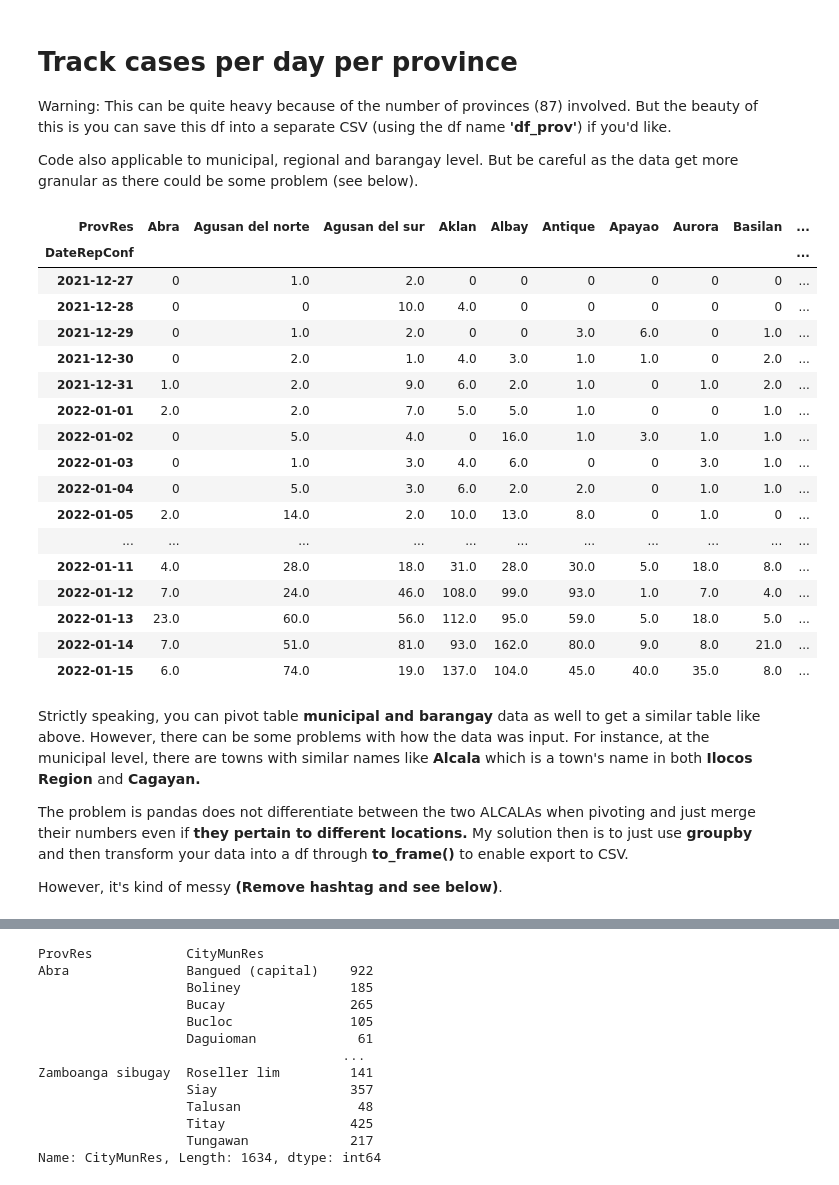
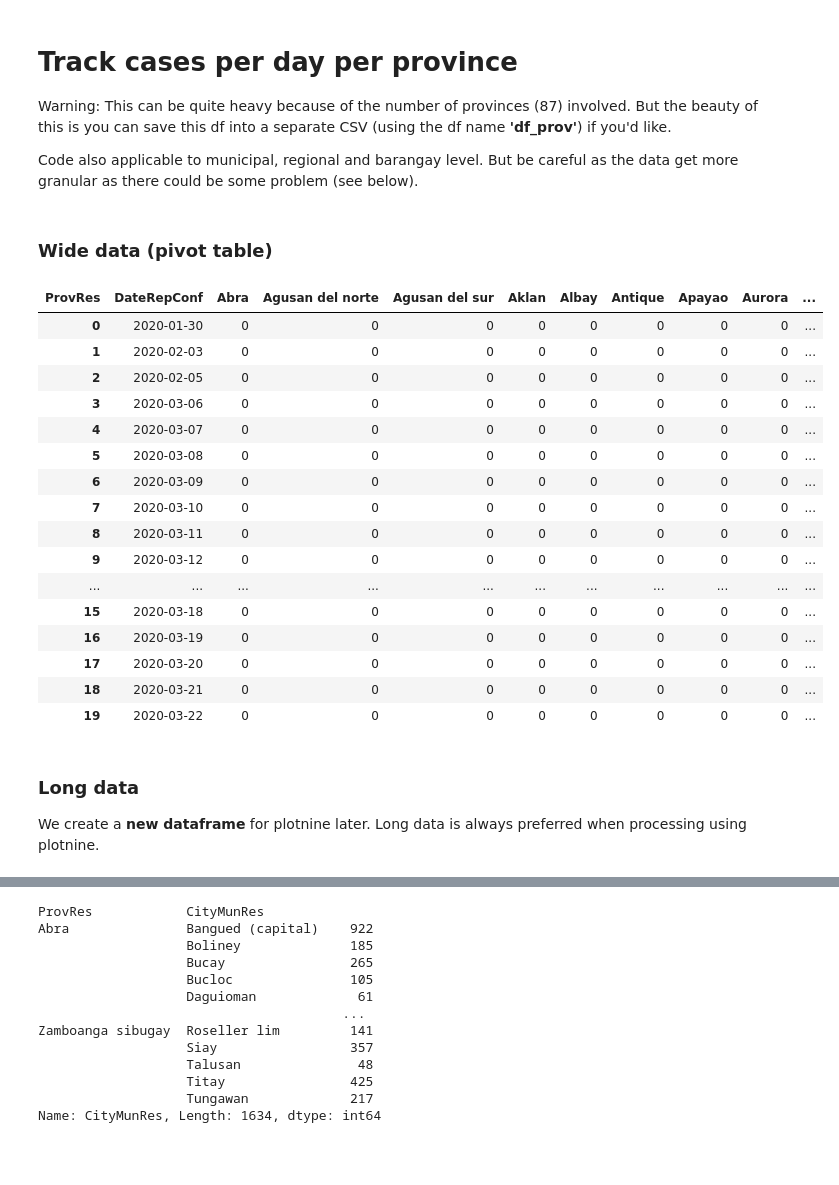
Before and after one commit to pmagtulis/covid-ph, a Jupyter notebook: covid-philippines.ipynb, the cells around one changed output, grey strips where cells are left out. Saved outputs shown, nothing was run; the diff lists cells and outputs as text; code cells hidden in the pictures; blank space fills up the shorter version.

```diff
--- a/covid-philippines.ipynb
+++ b/covid-philippines.ipynb
@@ -344,31 +369,30 @@ Interpretation: Seven cities from Metro Manila top the list of number of people
 Warning: This can be quite heavy because of the number of provinces (87) involved. But the beauty of this is you can save this df into a separate CSV (using the df name **'df_prov'**) if you'd like.
 
 Code also applicable to municipal, regional and barangay level. But be careful as the data get more granular as there could be some problem (see below).
+# %% [markdown]
+### Wide data (pivot table)
 # %%
-df_prov = df.pivot_table(columns="ProvRes", index='DateRepConf', values='Sex', aggfunc='count', fill_value='0', dropna=False)
-df_prov.tail(20)
+df_prov = df.pivot_table(columns="ProvRes", index='DateRepConf', values='Sex', aggfunc='count', fill_value='0', dropna=False).reset_index()
+df_prov.head(20)
 # %% [output]
-| ProvRes | Abra | Agusan del norte | Agusan del sur | Aklan | Albay | Antique | Apayao | Aurora | Basilan | ... |
-| DateRepConf |  |  |  |  |  |  |  |  |  | ... |
-| 2021-12-27 | 0 | 1.0 | 2.0 | 0 | 0 | 0 | 0 | 0 | 0 | ... |
-| 2021-12-28 | 0 | 0 | 10.0 | 4.0 | 0 | 0 | 0 | 0 | 0 | ... |
-| 2021-12-29 | 0 | 1.0 | 2.0 | 0 | 0 | 3.0 | 6.0 | 0 | 1.0 | ... |
-| 2021-12-30 | 0 | 2.0 | 1.0 | 4.0 | 3.0 | 1.0 | 1.0 | 0 | 2.0 | ... |
-| 2021-12-31 | 1.0 | 2.0 | 9.0 | 6.0 | 2.0 | 1.0 | 0 | 1.0 | 2.0 | ... |
-| 2022-01-01 | 2.0 | 2.0 | 7.0 | 5.0 | 5.0 | 1.0 | 0 | 0 | 1.0 | ... |
-| 2022-01-02 | 0 | 5.0 | 4.0 | 0 | 16.0 | 1.0 | 3.0 | 1.0 | 1.0 | ... |
-| 2022-01-03 | 0 | 1.0 | 3.0 | 4.0 | 6.0 | 0 | 0 | 3.0 | 1.0 | ... |
-| 2022-01-04 | 0 | 5.0 | 3.0 | 6.0 | 2.0 | 2.0 | 0 | 1.0 | 1.0 | ... |
-| 2022-01-05 | 2.0 | 14.0 | 2.0 | 10.0 | 13.0 | 8.0 | 0 | 1.0 | 0 | ... |
+| ProvRes | DateRepConf | Abra | Agusan del norte | Agusan del sur | Aklan | Albay | Antique | Apayao | Aurora | ... |
+| 0 | 2020-01-30 | 0 | 0 | 0 | 0 | 0 | 0 | 0 | 0 | ... |
+| 1 | 2020-02-03 | 0 | 0 | 0 | 0 | 0 | 0 | 0 | 0 | ... |
+| 2 | 2020-02-05 | 0 | 0 | 0 | 0 | 0 | 0 | 0 | 0 | ... |
+| 3 | 2020-03-06 | 0 | 0 | 0 | 0 | 0 | 0 | 0 | 0 | ... |
+| 4 | 2020-03-07 | 0 | 0 | 0 | 0 | 0 | 0 | 0 | 0 | ... |
+| 5 | 2020-03-08 | 0 | 0 | 0 | 0 | 0 | 0 | 0 | 0 | ... |
+| 6 | 2020-03-09 | 0 | 0 | 0 | 0 | 0 | 0 | 0 | 0 | ... |
+| 7 | 2020-03-10 | 0 | 0 | 0 | 0 | 0 | 0 | 0 | 0 | ... |
+| 8 | 2020-03-11 | 0 | 0 | 0 | 0 | 0 | 0 | 0 | 0 | ... |
+| 9 | 2020-03-12 | 0 | 0 | 0 | 0 | 0 | 0 | 0 | 0 | ... |
 | ... | ... | ... | ... | ... | ... | ... | ... | ... | ... | ... |
-| 2022-01-11 | 4.0 | 28.0 | 18.0 | 31.0 | 28.0 | 30.0 | 5.0 | 18.0 | 8.0 | ... |
-| 2022-01-12 | 7.0 | 24.0 | 46.0 | 108.0 | 99.0 | 93.0 | 1.0 | 7.0 | 4.0 | ... |
-| 2022-01-13 | 23.0 | 60.0 | 56.0 | 112.0 | 95.0 | 59.0 | 5.0 | 18.0 | 5.0 | ... |
-| 2022-01-14 | 7.0 | 51.0 | 81.0 | 93.0 | 162.0 | 80.0 | 9.0 | 8.0 | 21.0 | ... |
-| 2022-01-15 | 6.0 | 74.0 | 19.0 | 137.0 | 104.0 | 45.0 | 40.0 | 35.0 | 8.0 | ... |
+| 15 | 2020-03-18 | 0 | 0 | 0 | 0 | 0 | 0 | 0 | 0 | ... |
+| 16 | 2020-03-19 | 0 | 0 | 0 | 0 | 0 | 0 | 0 | 0 | ... |
+| 17 | 2020-03-20 | 0 | 0 | 0 | 0 | 0 | 0 | 0 | 0 | ... |
+| 18 | 2020-03-21 | 0 | 0 | 0 | 0 | 0 | 0 | 0 | 0 | ... |
+| 19 | 2020-03-22 | 0 | 0 | 0 | 0 | 0 | 0 | 0 | 0 | ... |
-# %% [markdown]
-Strictly speaking, you can pivot table **municipal and barangay** data as well to get a similar table like above. However, there can be some problems with how the data was input. For instance, at the municipal level, there are towns with similar names like **Alcala** which is a town's name in both **Ilocos Region** and **Cagayan.**
-
-The problem is pandas does not differentiate between the two ALCALAs when pivoting and just merge their numbers even if **they pertain to different locations.** My solution then is to just use **groupby** and then transform your data into a df through **to_frame()** to enable export to CSV.
-
-However, it's kind of messy **(Remove hashtag and see below)**.
+# %% [markdown]
+### Long data
+
+We create a **new dataframe** for plotnine later. Long data is always preferred when processing using plotnine.
```
Also changed, not shown: parts of 24 cells of this notebook.
